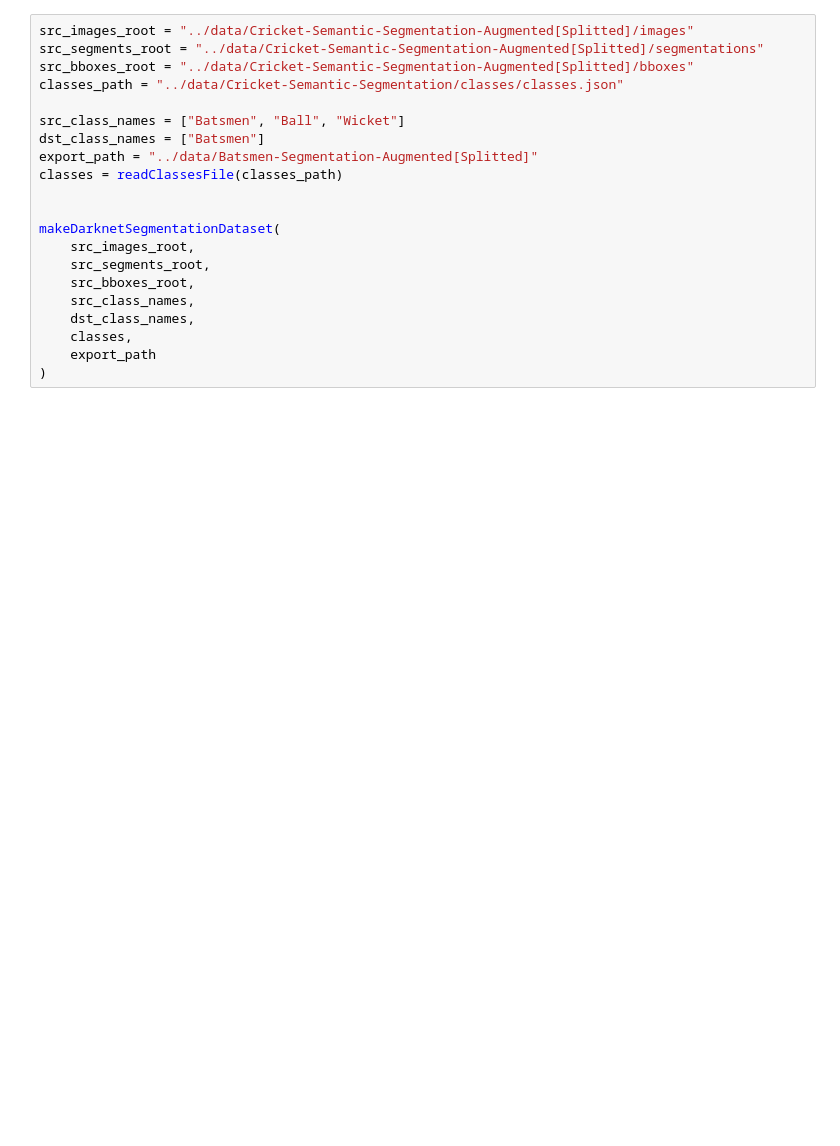
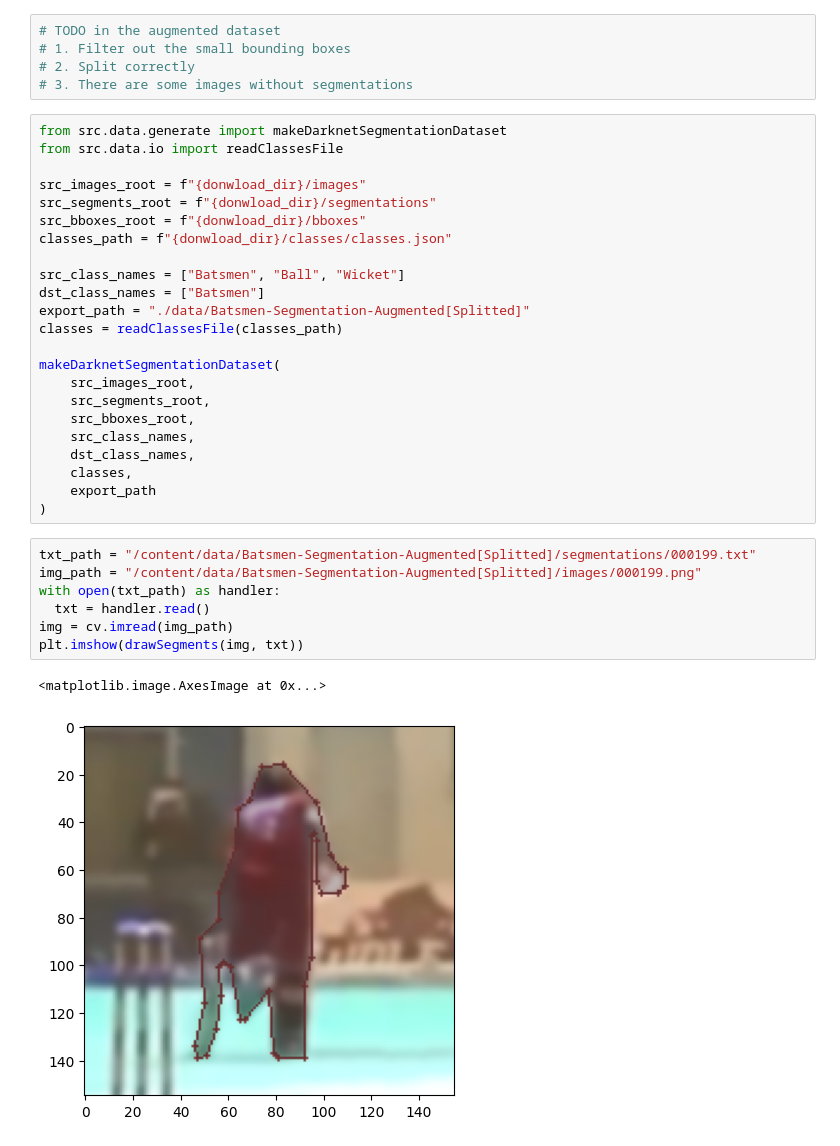
Before and after one commit to OsuraSenitha/third-umpire-decision-automation, a Jupyter notebook: backend/experiments/sandboxes/segmentation-png-to-points.ipynb, the cells around one changed output. Cells and saved outputs as stored; diff of their text form; blank space fills up the shorter version.

```diff
--- a/backend/experiments/sandboxes/segmentation-png-to-points.ipynb
+++ b/backend/experiments/sandboxes/segmentation-png-to-points.ipynb
@@ -11,14 +49,21 @@ from src.data.generate import makeDarknetSegmentationDataset
+# %%
+# TODO in the augmented dataset
+# 1. Filter out the small bounding boxes
+# 2. Split correctly
+# 3. There are some images without segmentations
 # %%
-src_images_root = "../data/Cricket-Semantic-Segmentation-Augmented[Splitted]/images"
-src_segments_root = "../data/Cricket-Semantic-Segmentation-Augmented[Splitted]/segmentations"
-src_bboxes_root = "../data/Cricket-Semantic-Segmentation-Augmented[Splitted]/bboxes"
-classes_path = "../data/Cricket-Semantic-Segmentation/classes/classes.json"
+from src.data.generate import makeDarknetSegmentationDataset
+from src.data.io import readClassesFile
+
+src_images_root = f"{donwload_dir}/images"
+src_segments_root = f"{donwload_dir}/segmentations"
+src_bboxes_root = f"{donwload_dir}/bboxes"
+classes_path = f"{donwload_dir}/classes/classes.json"
 
 src_class_names = ["Batsmen", "Ball", "Wicket"]
 dst_class_names = ["Batsmen"]
-export_path = "../data/Batsmen-Segmentation-Augmented[Splitted]"
+export_path = "./data/Batsmen-Segmentation-Augmented[Splitted]"
 classes = readClassesFile(classes_path)
-
 
 makeDarknetSegmentationDataset(
     src_images_root,
@@ -29,3 +74,13 @@ makeDarknetSegmentationDataset(
     classes,
     export_path
 )
+# %%
+txt_path = "/content/data/Batsmen-Segmentation-Augmented[Splitted]/segmentations/000199.txt"
+img_path = "/content/data/Batsmen-Segmentation-Augmented[Splitted]/images/000199.png"
+with open(txt_path) as handler:
+  txt = handler.read()
+img = cv.imread(img_path)
+plt.imshow(drawSegments(img, txt))
+# %% [output]
+<matplotlib.image.AxesImage at 0x...>
+[figure, added]
```
Also changed, not shown: parts of 8 cells of this notebook.
